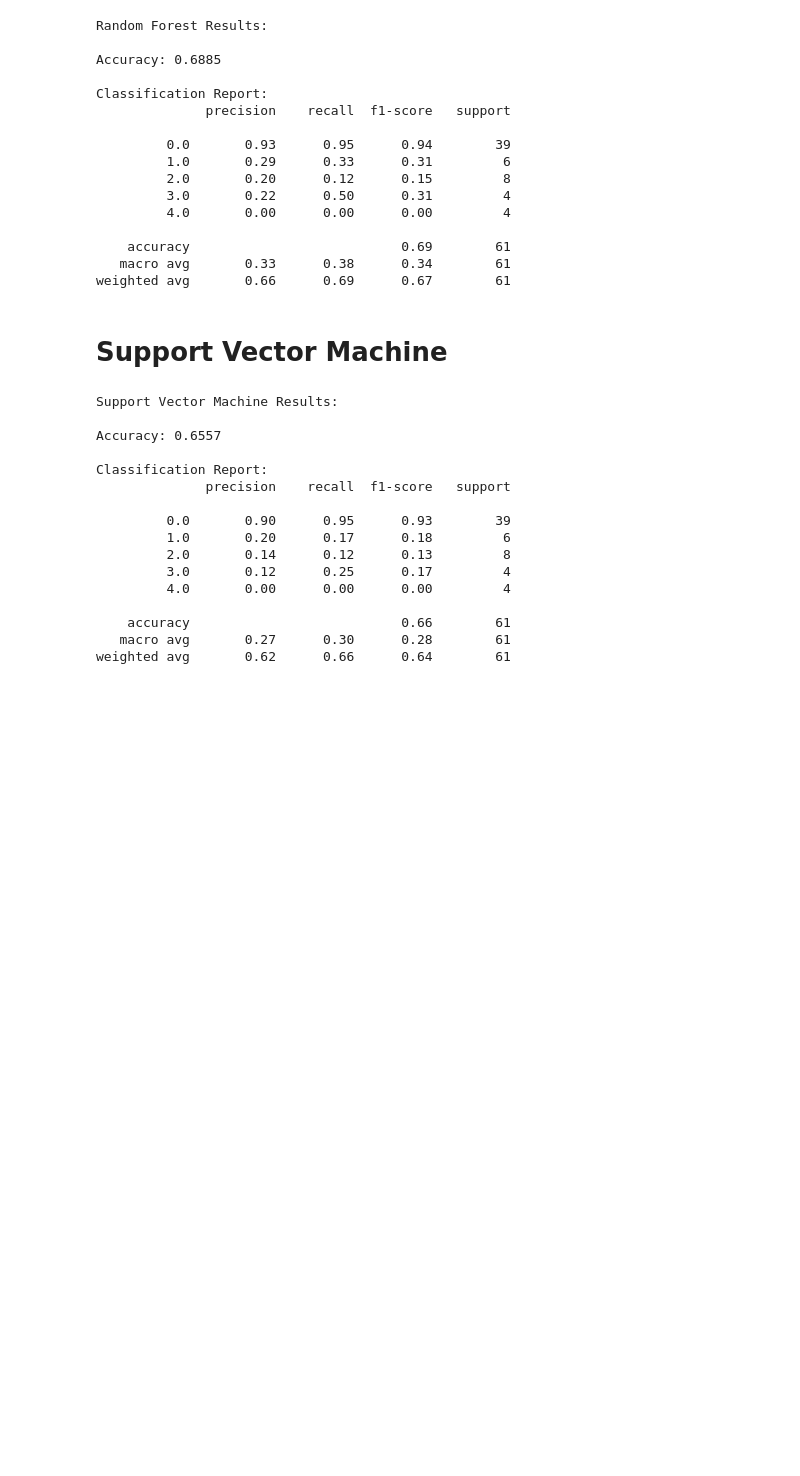
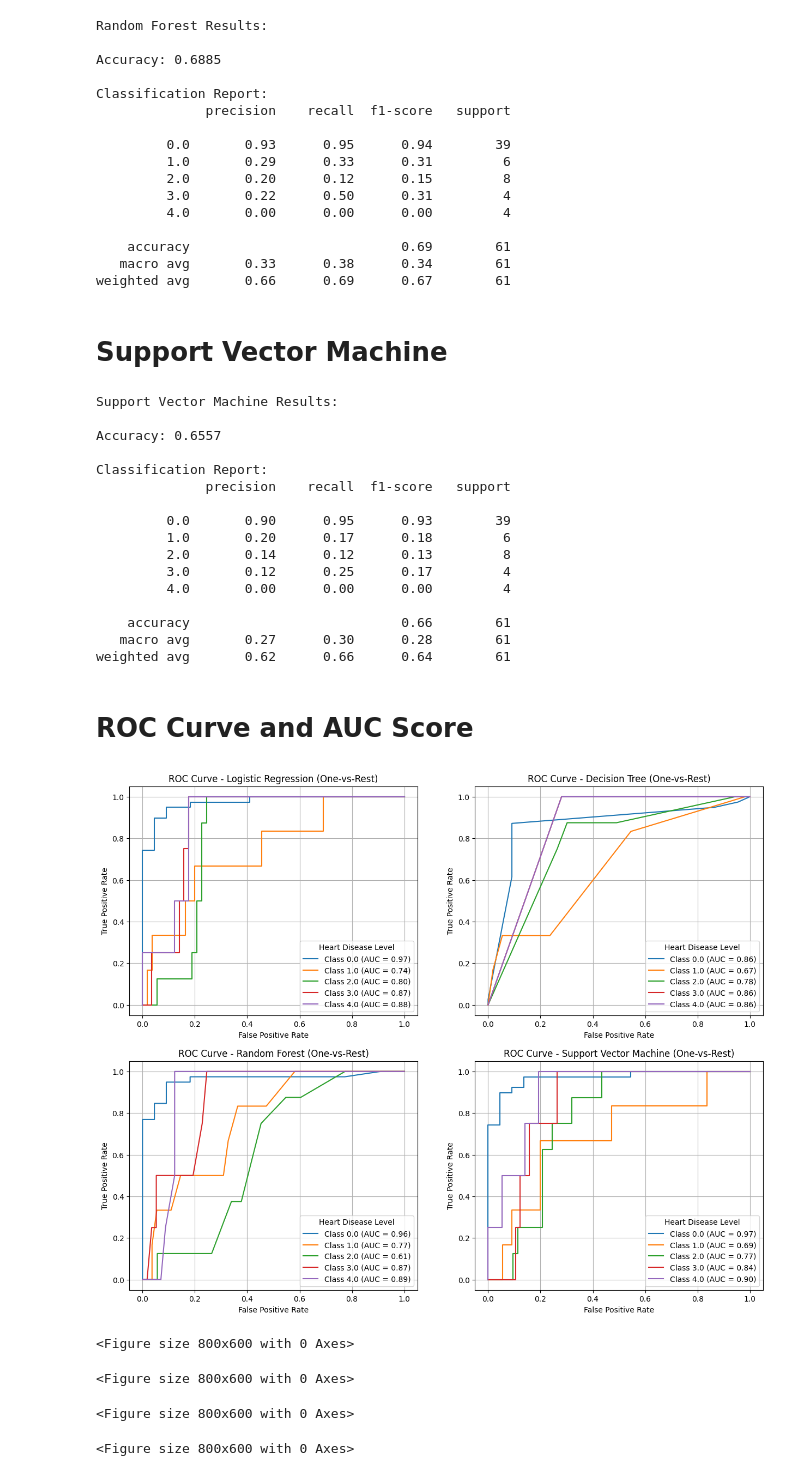
Before and after one commit to mha66/heart-disease-prediction, a Jupyter notebook: notebooks/04_supervised_learning.ipynb, the cells around one changed output. Saved outputs shown, nothing was run; the diff lists cells and outputs as text; code cells hidden in the pictures; blank space fills up the shorter version.

Commit message:
evaluate supervised models using ROC Curve and AUC Score

```diff
--- a/notebooks/04_supervised_learning.ipynb
+++ b/notebooks/04_supervised_learning.ipynb
@@ -152,8 +130,9 @@ weighted avg       0.66      0.69      0.67        61
 # Support Vector Machine
 # %%
 # create and train the model
-svm_model = SVC(kernel='rbf', random_state=30)
+svm_model = SVC(kernel='rbf', random_state=30, probability=True)
 svm_model.fit(X_train, y_train)
+
 
 # make predictions
 y_pred_svm = svm_model.predict(X_test)
@@ -179,3 +158,52 @@ Classification Report:
     accuracy                           0.66        61
    macro avg       0.27      0.30      0.28        61
 weighted avg       0.62      0.66      0.64        61
+# %% [markdown]
+# ROC Curve and AUC Score
+# %%
+def plot_roc_curve(X_test, y_test, model, model_name="Model", ax:plt.Axes = None):
+    y_prob = model.predict_proba(X_test)
+
+    plt.figure(figsize=(8, 6))
+    for i in range(model.classes_.shape[0]):
+        fpr, tpr, _ = roc_curve(y_test, y_prob[:, i], pos_label=model.classes_[i])
+        roc_auc = auc(fpr, tpr)
+
+        if ax is None:
+            plt.plot(fpr, tpr, lw=1.5, label=f'Class {model.classes_[i]} (AUC = {roc_auc:.2f})')
+        else:
+            ax.plot(fpr, tpr, lw=1.5, label=f'Class {model.classes_[i]} (AUC = {roc_auc:.2f})')
+
+    if ax is None:
+        plt.xlabel('False Positive Rate')
+        plt.ylabel('True Positive Rate')
+        plt.title(f'ROC Curve - {model_name} (One-vs-Rest)')
+        plt.legend(title='Heart Disease Level', loc='lower right')
+        plt.grid(True)
+        plt.show()
+
+    else:
+        ax.set_xlabel('False Positive Rate')
+        ax.set_ylabel('True Positive Rate')
+        ax.set_title(f'ROC Curve - {model_name} (One-vs-Rest)')
+        ax.legend(title='Heart Disease Level', loc='lower right')
+        ax.grid(True)
+# %%
+models = {
+    "Logistic Regression": log_reg_model,
+    "Decision Tree": dt_model,
+    "Random Forest": rf_model,
+    "Support Vector Machine": svm_model
+}
+
+fig, axs = plt.subplots(2, 2, figsize=(15, 12))
+for ax, (model_name, model) in zip(axs.ravel(), models.items()):
+    plot_roc_curve(X_test, y_test, model=model, model_name=model_name, ax=ax)
+
+plt.show()
+# %% [output]
+[figure, added]
+<Figure size 800x600 with 0 Axes>
+<Figure size 800x600 with 0 Axes>
+<Figure size 800x600 with 0 Axes>
+<Figure size 800x600 with 0 Axes>
```
Also changed, not shown: parts of 3 cells of this notebook.
